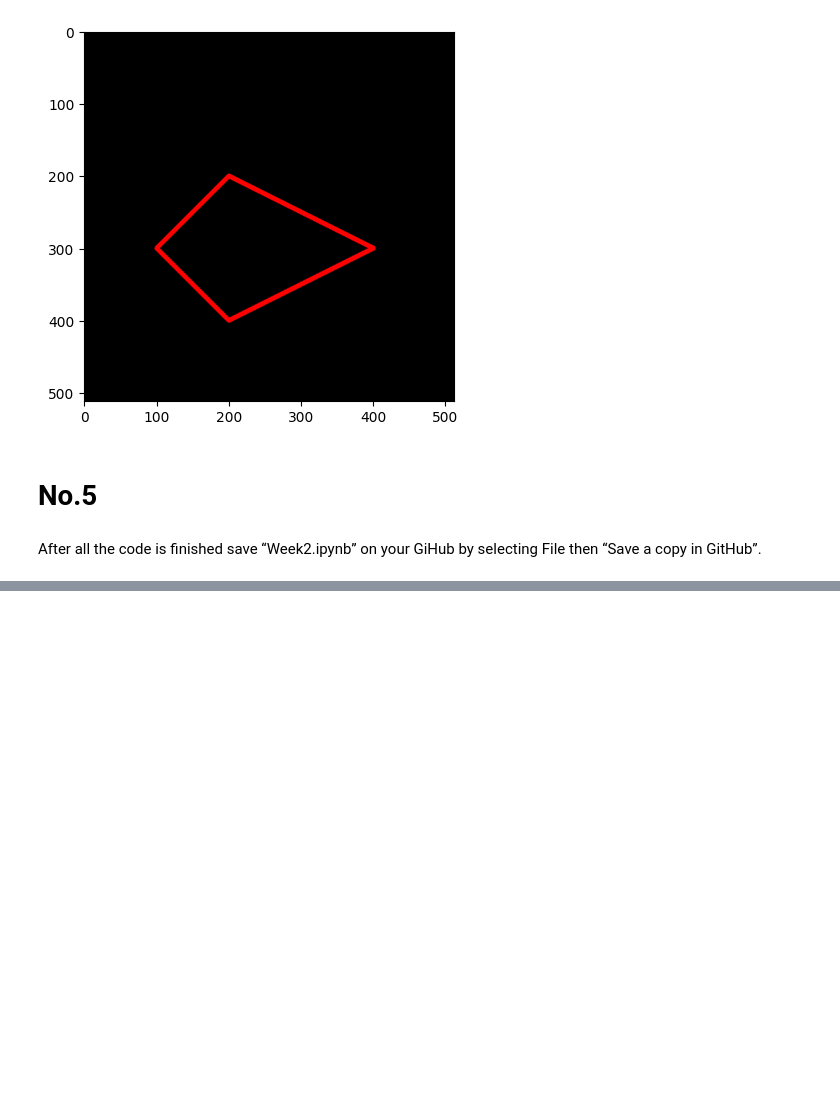
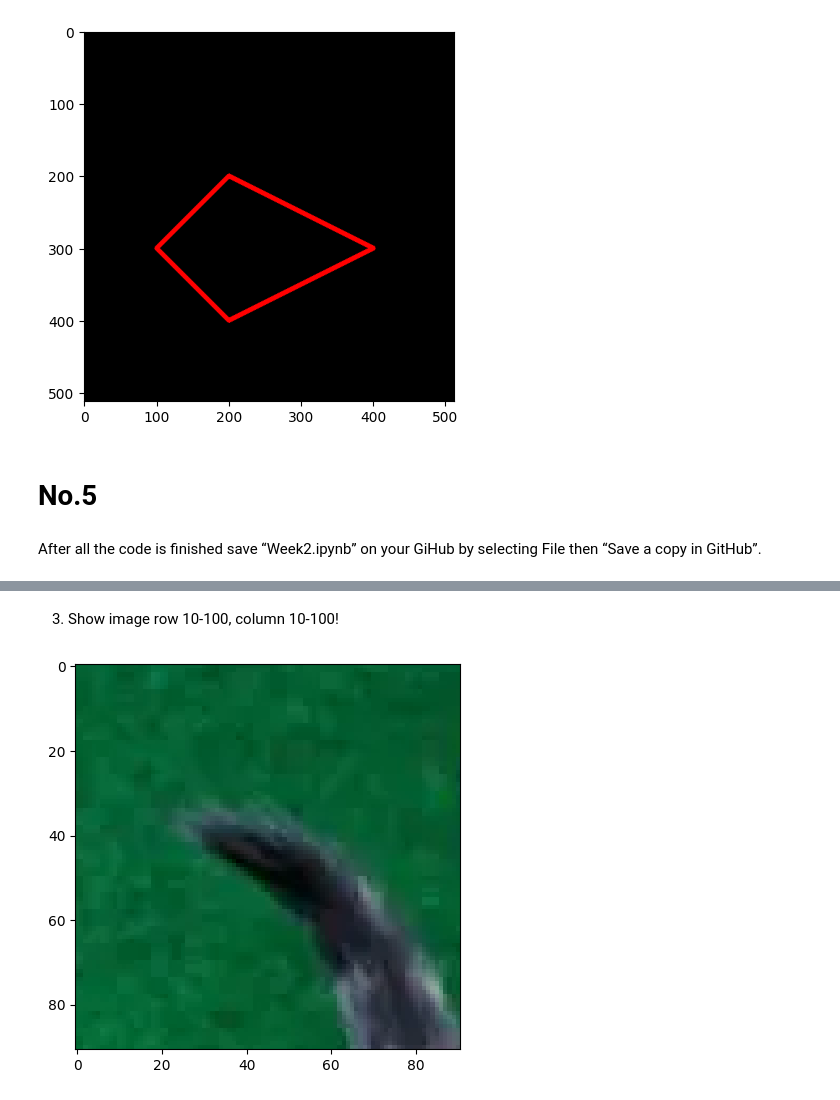
Before and after one commit to Golden028/PCVK, a Jupyter notebook: Week2.ipynb, the cells around one changed output, grey strips where cells are left out. Drawn from its saved outputs; the diff is of its cells as text; code cells hidden in the pictures; blank space fills up the shorter version.

```diff
--- a/Week2.ipynb
+++ b/Week2.ipynb
@@ -146,0 +186,10 @@ After all the code is finished save “Week2.ipynb” on your GiHub by selecting
+# %% [markdown]
+3. Show image row 10-100, column 10-100!
+# %%
+cropped_image = img[10:101, 10:101, :]
+
+plt.figure(figsize=(5, 5))
+plt.imshow(cropped_image)
+plt.show()
+# %% [output]
+[figure, added]
```
Also changed, not shown: parts of 21 cells of this notebook.
